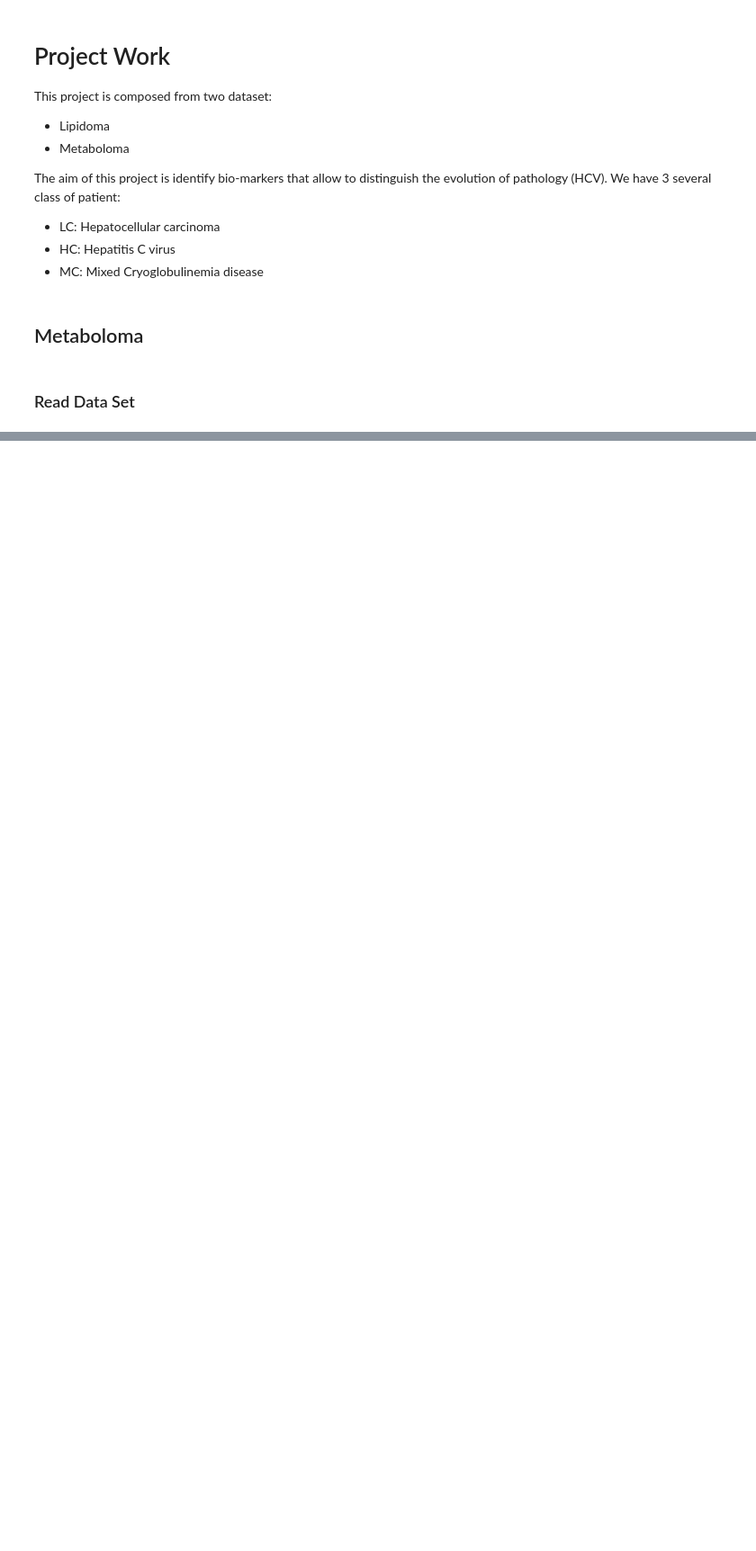
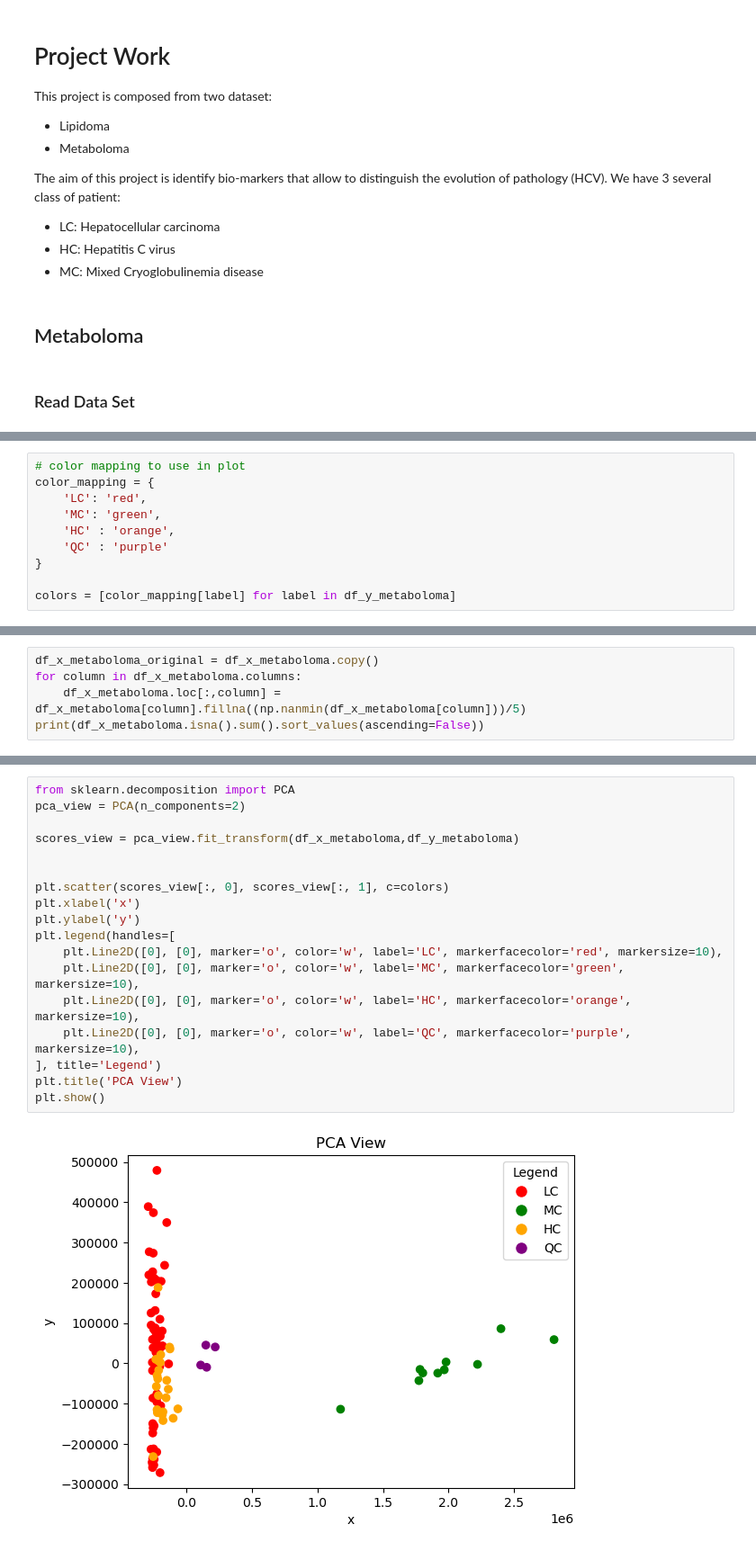
Before and after one commit to Bvs00/AI4ODA_projectwork, a Jupyter notebook: notebook_metaboloma.ipynb, the cells around one changed output, grey strips where cells are left out. Shown at 90% size. Cells and saved outputs as stored; diff of their text form; blank space fills up the shorter version.

```diff
--- a/notebook_metaboloma.ipynb
+++ b/notebook_metaboloma.ipynb
@@ -56,0 +57,10 @@ df_x_metaboloma
+# %%
+# color mapping to use in plot
+color_mapping = {
+    'LC': 'red',
+    'MC': 'green',
+    'HC' : 'orange',
+    'QC' : 'purple'
+}
+
+colors = [color_mapping[label] for label in df_y_metaboloma]
@@ -56,0 +83,5 @@ df_x_metaboloma
+# %%
+df_x_metaboloma_original = df_x_metaboloma.copy()
+for column in df_x_metaboloma.columns:
+    df_x_metaboloma.loc[:,column] = df_x_metaboloma[column].fillna((np.nanmin(df_x_metaboloma[column]))/5)
+print(df_x_metaboloma.isna().sum().sort_values(ascending=False))
@@ -56,0 +106,20 @@ df_x_metaboloma
+# %%
+from sklearn.decomposition import PCA
+pca_view = PCA(n_components=2)
+
+scores_view = pca_view.fit_transform(df_x_metaboloma,df_y_metaboloma)
+
+
+plt.scatter(scores_view[:, 0], scores_view[:, 1], c=colors)
+plt.xlabel('x')
+plt.ylabel('y')
+plt.legend(handles=[
+    plt.Line2D([0], [0], marker='o', color='w', label='LC', markerfacecolor='red', markersize=10),
+    plt.Line2D([0], [0], marker='o', color='w', label='MC', markerfacecolor='green', markersize=10),
+    plt.Line2D([0], [0], marker='o', color='w', label='HC', markerfacecolor='orange', markersize=10),
+    plt.Line2D([0], [0], marker='o', color='w', label='QC', markerfacecolor='purple', markersize=10),
+], title='Legend')
+plt.title('PCA View')
+plt.show()
+# %% [output]
+[figure, added]
```
Also changed, not shown: parts of 25 cells of this notebook.
